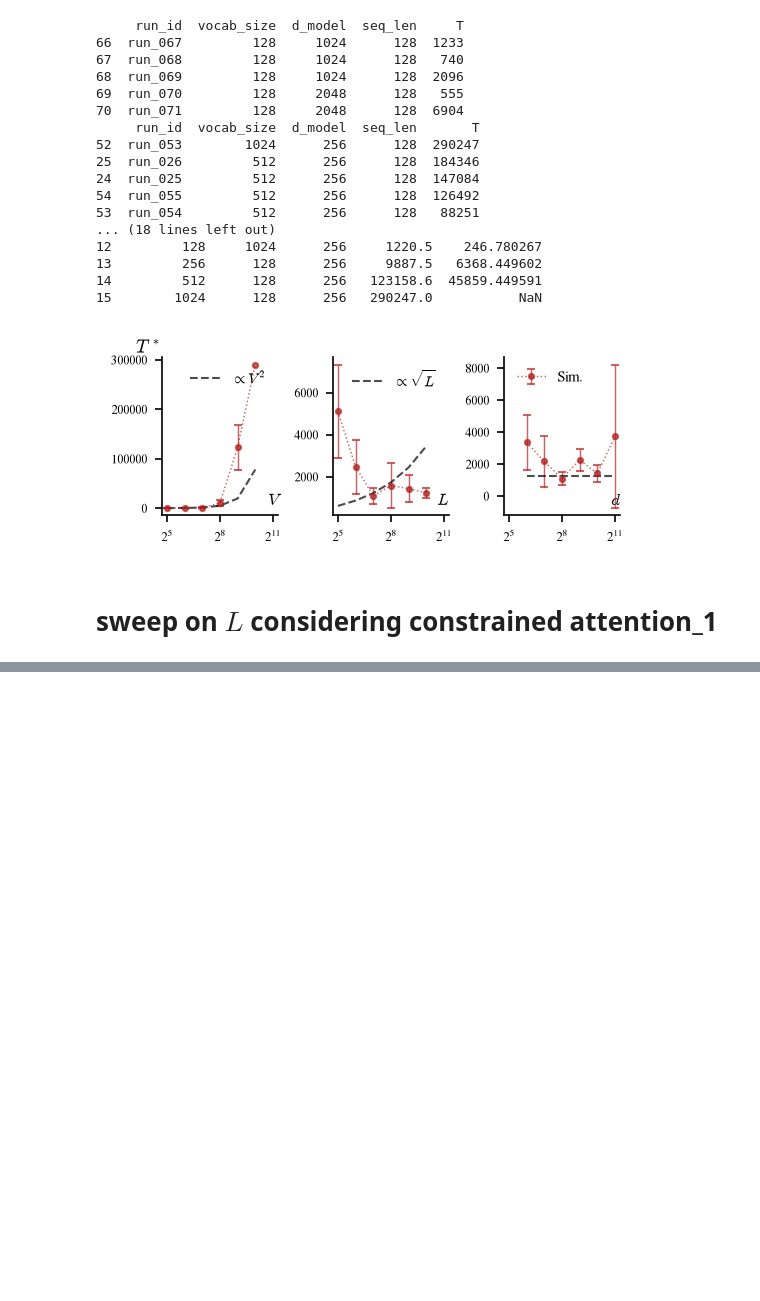
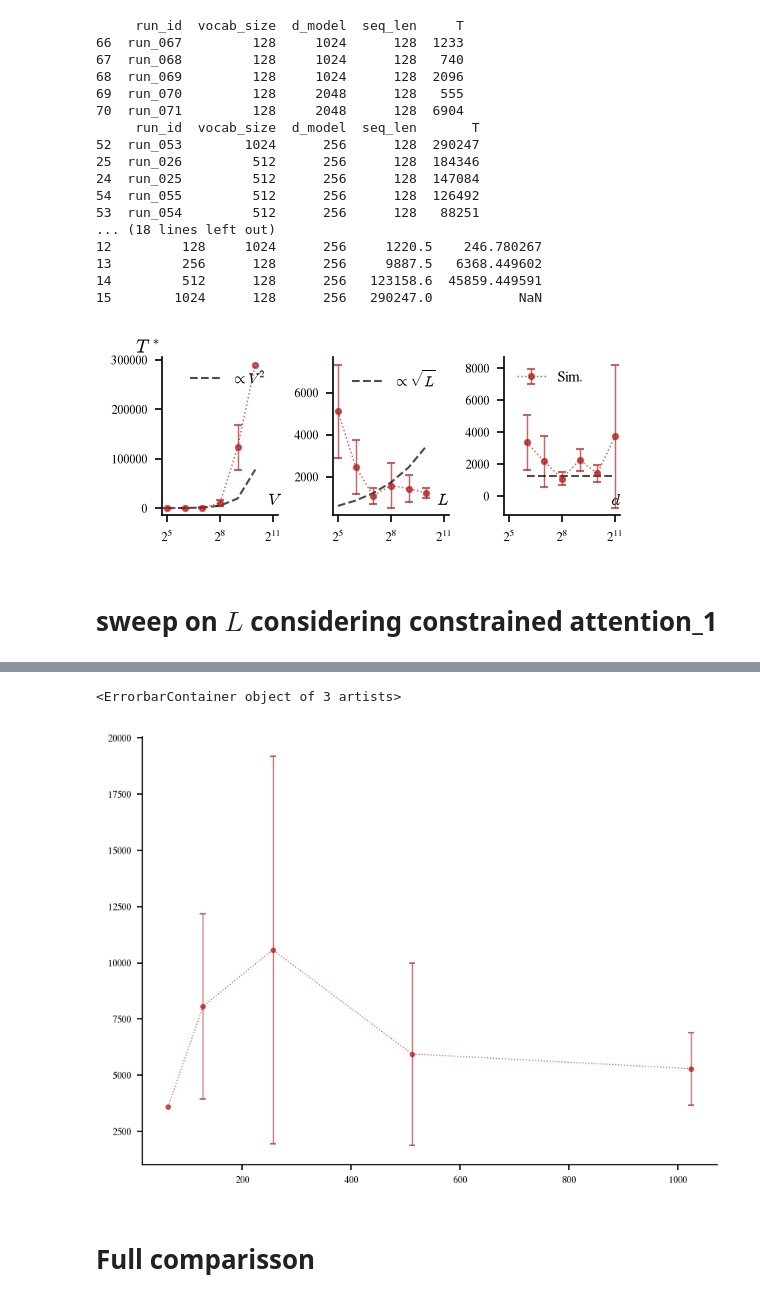
Before and after one commit to CristopherErazo/InContextLearning, a Jupyter notebook: notebooks/26_09_20_Scan_LearningRate.ipynb, the cells around one changed output, grey strips where cells are left out. Cells and saved outputs as stored; diff of their text form; code cells hidden in the pictures; blank space fills up the shorter version.

Commit message:
New L-sweep with multiple configurations (fix/non-fix batch, prev/causal mask1). So far non of them gives a learning time that increases with L.

```diff
--- a/notebooks/26_09_20_Scan_LearningRate.ipynb
+++ b/notebooks/26_09_20_Scan_LearningRate.ipynb
@@ -102,12 +102,12 @@ set_font_sizes(conf='tight')
 # %% [markdown]
 ## Useful functions
 # %%
-def get_log_info(base_dir, experiment_name, run_id):
+def get_log_info(experiment_dir, run_id):
     """
     Read the last line of the log file manually. The file is located in base_dir/experiment_name/run_id/logs/info.log
     Returns the last line, elapsed time in minutes, and seconds per step.
     """
-    log_file_path = Path(base_dir) / experiment_name / run_id / 'logs' / 'info.log'
+    log_file_path = Path(experiment_dir)/ run_id / 'logs' / 'info.log'
 
     last = None
     minutes = None
@@ -449,7 +449,7 @@ for i, name_variable in enumerate(names):
 # %% [markdown]
 # sweep on $L$ considering constrained attention_1
 # %%
-experiment_name = 'sweep_L1_constrained'
+experiment_name = 'scaling_sweep_tf32'
 base_dir = '../data'
 reader = ExperimentReader(experiment_name,base_dir=base_dir)
 summary = reader.summarize_runs()
@@ -522,0 +512,7 @@ summary
+# %%
+plt.errorbar(grouped['seq_len'], grouped['mean'], yerr=grouped['std'], marker='o', label='Sim.', color='firebrick', markersize=2.5, capsize=2,elinewidth=0.7,ls=':',lw=0.7,alpha=0.7)
+# %% [output]
+<ErrorbarContainer object of 3 artists>
+[figure, added]
+# %% [markdown]
+# Full comparisson
```
Also changed, not shown: parts of 5 cells of this notebook, 1 other file.
